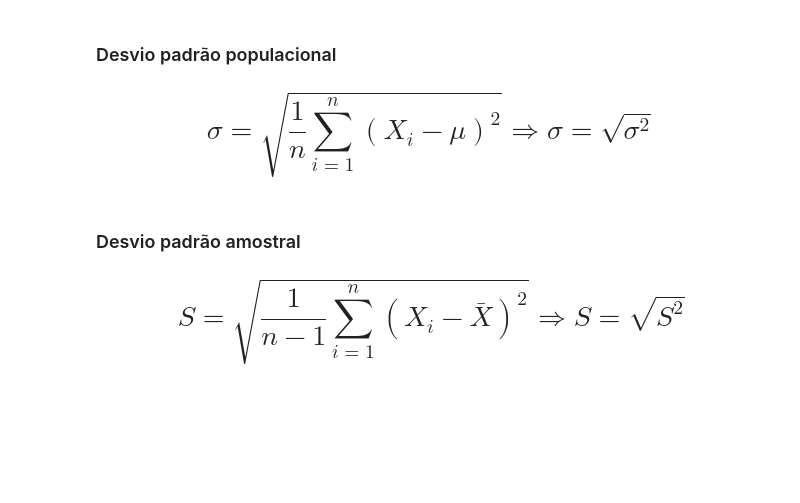
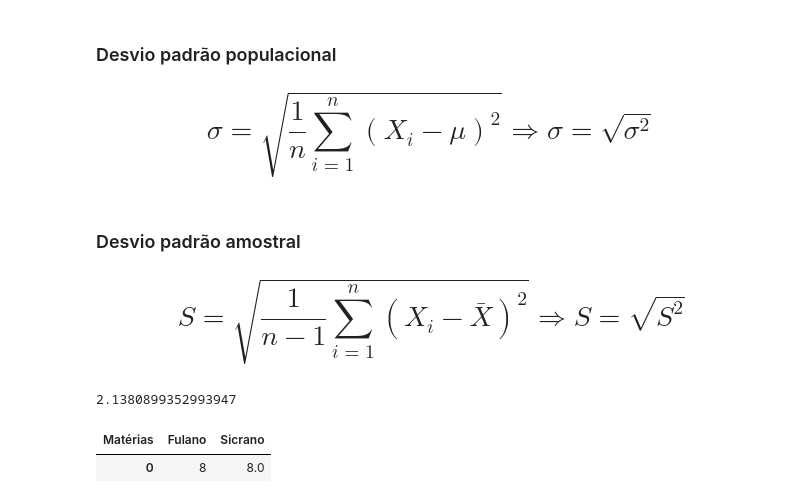
Before and after one commit to franciscojdsjr/Estudos-Python, a Jupyter notebook: Alura/estatistica_com_python/Curso_de_Estatística_Parte_1.ipynb, the cells around one changed output. Drawn from its saved outputs; the diff is of its cells as text; code cells hidden in the pictures; blank space fills up the shorter version.

```diff
--- a/Alura/estatistica_com_python/Curso_de_Estatística_Parte_1.ipynb
+++ b/Alura/estatistica_com_python/Curso_de_Estatística_Parte_1.ipynb
@@ -1118,3 +1120,15 @@ Uma das restrições da variância é o fato de fornecer medidas em quadrados da
 ### Desvio padrão amostral
 
 # $$S = \sqrt{\frac 1{n-1}\sum_{i=1}^{n}(X_i-\bar{X})^2} \Longrightarrow S = \sqrt{S^2}$$
+# %%
+desvio = notas_fulano['Fulano'].std()
+desvio
+# %% [output]
+2.1380899352993947
+# %%
+df.mean()
+df.median()
+df.mode()
+# %% [output]
+| Matérias | Fulano | Sicrano |
+| 0 | 8 | 8.0 |
```
Also changed, not shown: parts of 7 cells of this notebook, 1 other file.
